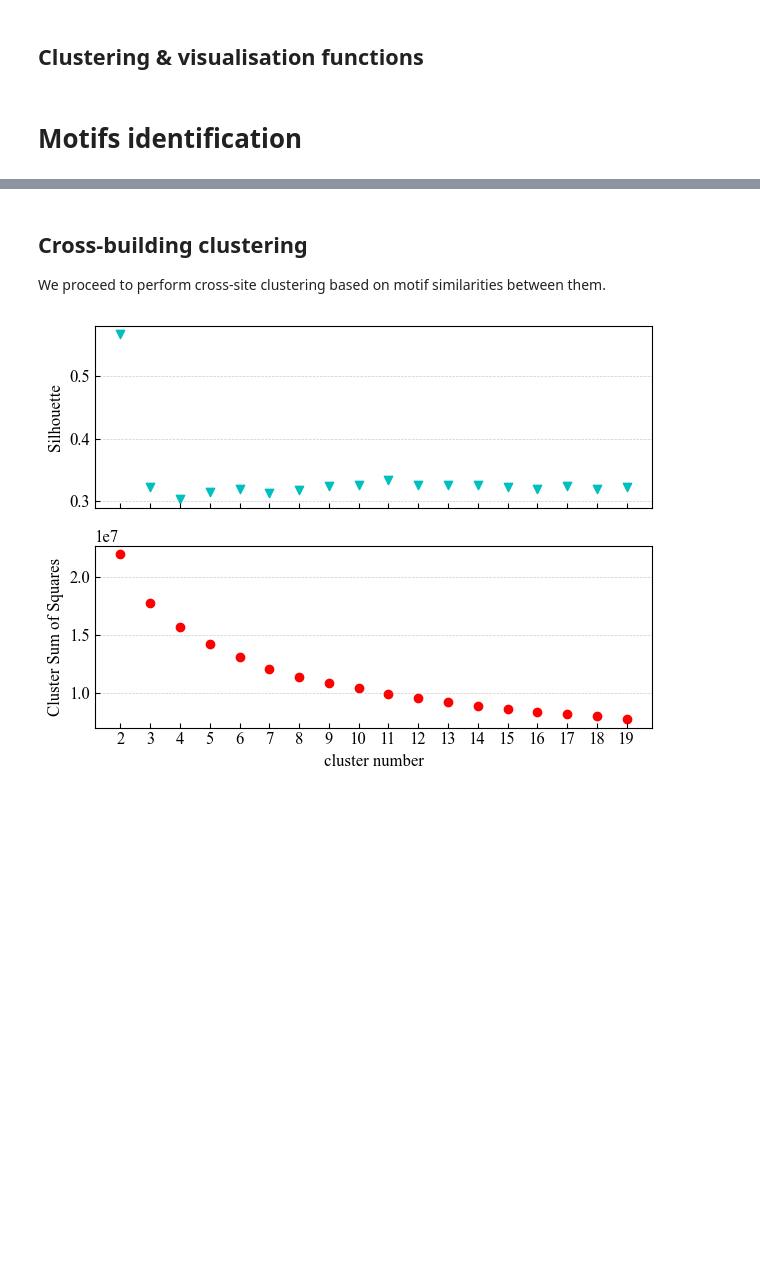
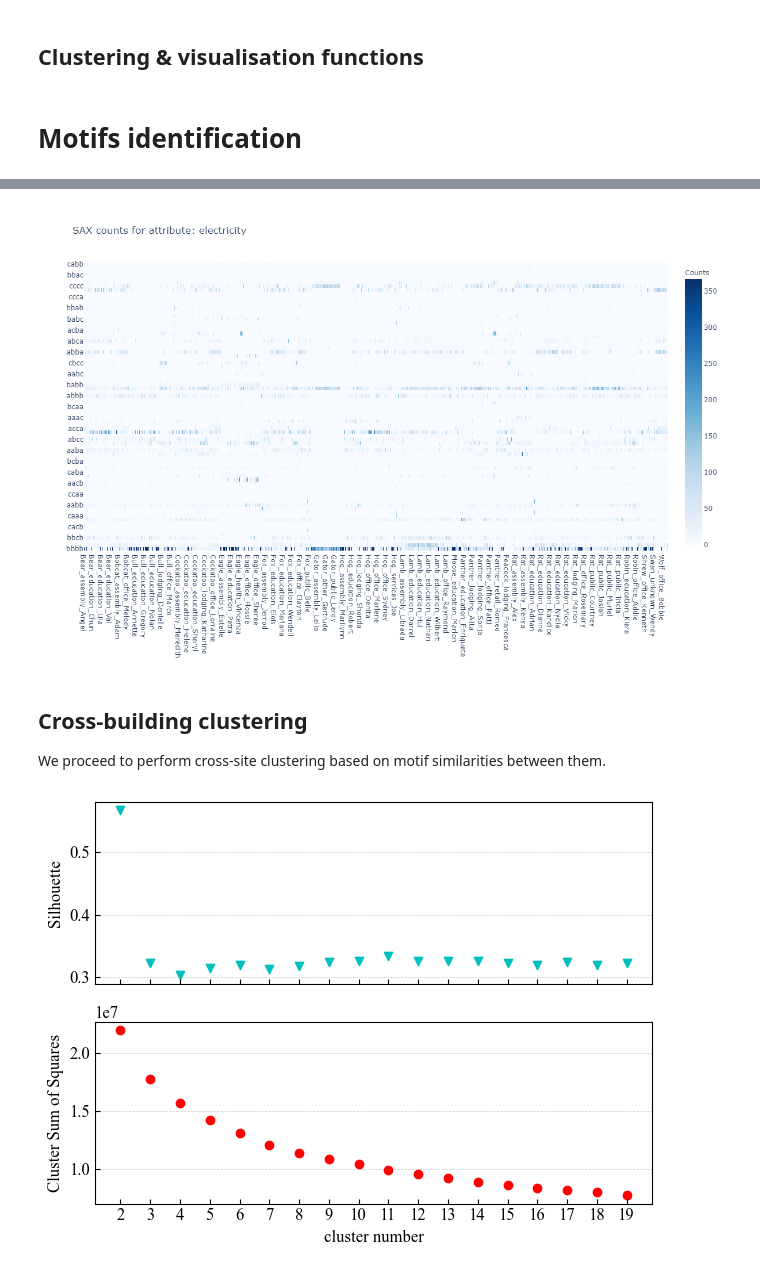
Before and after one commit to JulienLeprince/multidimensional-building-data-cube-pattern-identification, a Jupyter notebook: code/03_Mining_CuboidA.ipynb, the cells around one changed output, grey strips where cells are left out. Cells and saved outputs as stored; diff of their text form; code cells hidden in the pictures; blank space fills up the shorter version.

```diff
--- a/code/03_Mining_CuboidA.ipynb
+++ b/code/03_Mining_CuboidA.ipynb
@@ -196,8 +196,13 @@ def SAXcount_hm_wdendro(df_count, title):
                       title_text=f"SAX counts for attribute: {title}",
                       plot_bgcolor='#fff'
                       )
-    fig.show()
     return fig
+
+def png_output(size):
+    png_renderer = pio.renderers["png"]
+    png_renderer.width = size[0]
+    png_renderer.height = size[1]
+    pio.renderers.default = "png"
 # %% [markdown]
 ## Clustering & visualisation functions
 # %%
@@ -282,5 +287,7 @@ df_count.fillna(0, inplace=True)
 
 # Plotting per building sequence counts as heatmap
 fig = SAXcount_hm_wdendro(df_count, meter)
+png_output([1200,800])
+fig.show()
 fig.write_image(path_fig_out+"SAXcounts_"+meter+"_"+version+".png")
 # %% [output]
@@ -288,3 +294,4 @@ fig.write_image(path_fig_out+"SAXcounts_"+meter+"_"+version+".png")
+[figure, added]
 # %% [markdown]
 ## Cross-building clustering
 We proceed to perform cross-site clustering based on motif similarities between them.
```
Also changed, not shown: parts of 4 cells of this notebook, 34 other files.
